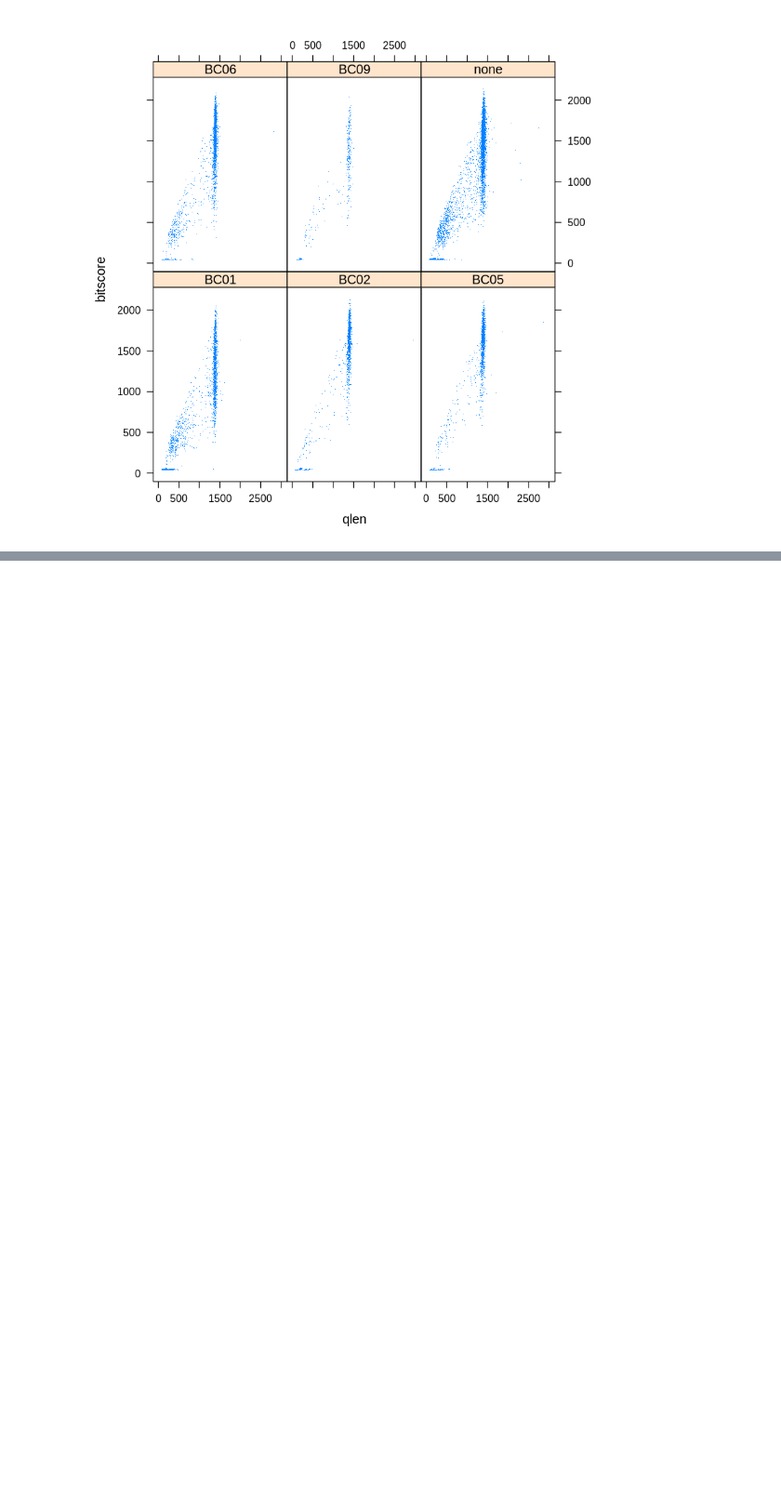
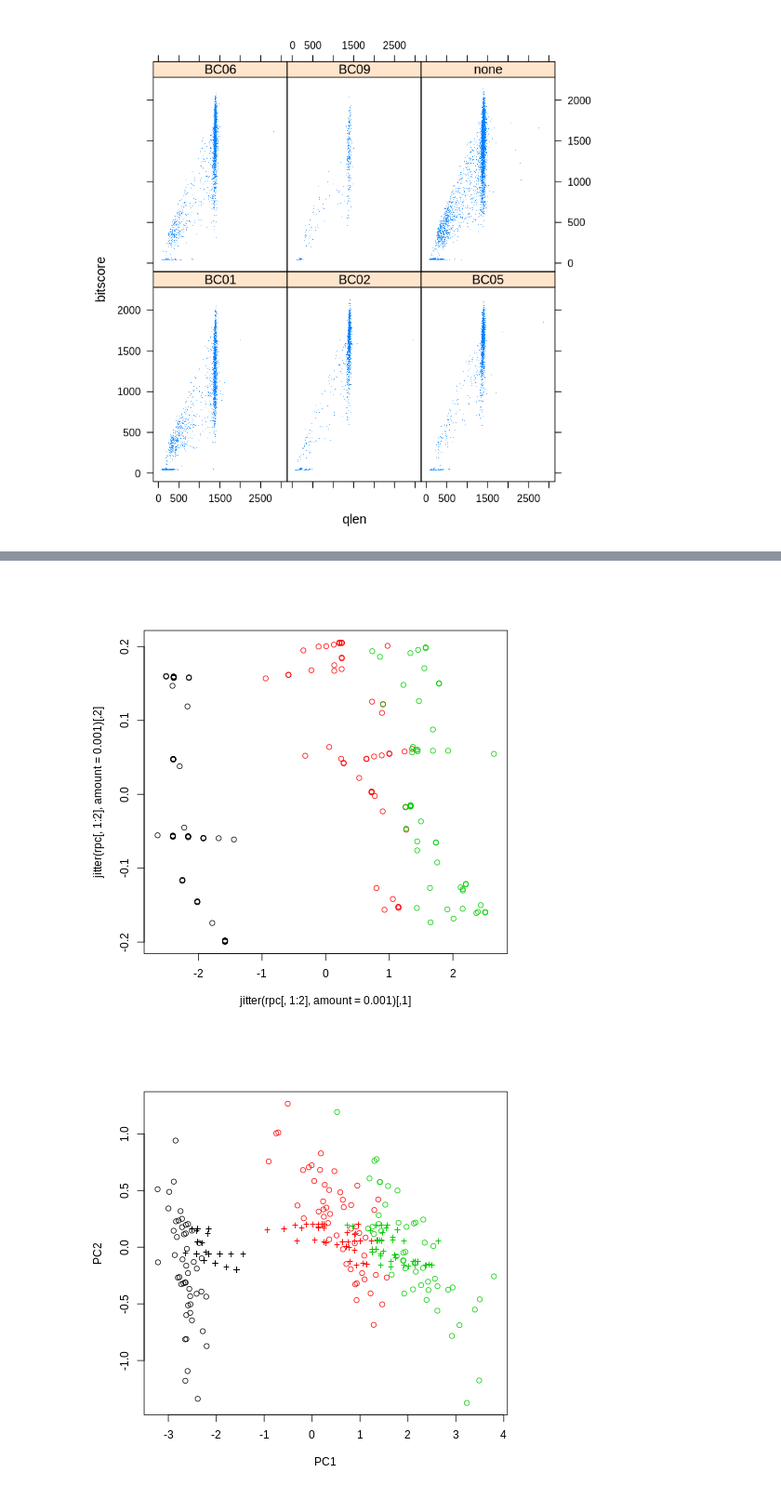
Before and after one commit to macieksk/ngslub18, a Jupyter notebook: jupyter_run/NGSworkshop-Saturday.ipynb, the cells around one changed output, grey strips where cells are left out. Shown: that part at 93% size. Cells and saved outputs as stored; diff of their text form; code cells hidden in the pictures; blank space fills up the shorter version.

```diff
--- a/jupyter_run/NGSworkshop-Saturday.ipynb
+++ b/jupyter_run/NGSworkshop-Saturday.ipynb
@@ -668,0 +718,50 @@ bna.f<-bna[bna$qlen>500,]
+# %%
+%%R
+library(rpca)
+#rpca packageexample
+data(iris)
+M <- as.matrix(iris[,1:4])
+Mcent <- sweep(M,2,colMeans(M))
+
+res <- rpca(Mcent)
+
+## Check convergence and number of iterations
+with(res$convergence,list(converged,iterations))
+## Final delta F2 norm divided by F2norm(Mcent)
+with(res$convergence,final.delta)
+
+## Check properites of the decomposition
+with(res,c(
+all(abs( L+S - Mcent ) < 10^-5),
+all( L == L.svd$u%*%(L.svd$d*L.svd$vt) )
+))
+# [1] TRUE TRUE
+
+## The low rank component has rank 2
+length(res$L.svd$d)
+## However, the sparse component is not sparse
+## - thus this data set is not the best example here.
+mean(res$S==0)
+
+## Plot the first (the only) two principal components
+## of the low-rank component L
+rpc<-res$L.svd$u%*%diag(res$L.svd$d)
+plot(jitter(rpc[,1:2],amount=.001),col=iris[,5])
+
+## Compare with classical principal components
+pc <- prcomp(M,center=TRUE)
+plot(pc$x[,1:2],col=iris[,5])
+points(rpc[,1:2],col=iris[,5],pch="+")
+
+## "Sparse" elements distribution
+plot(density(abs(res$S),from=0))
+curve(dexp(x,rate=1/mean(abs(res$S))),add=TRUE,lty=2)
+
+## Plot measurements against measurements corrected by sparse components
+par(mfcol=c(2,2))
+for(i in 1:4) {
+plot(M[,i],M[,i]-res$S[,i],col=iris[,5],xlab=colnames(M)[i])
+}
+# %% [output]
+[figure, added]
+[figure, added]
```
Also changed, not shown: parts of 7 cells of this notebook.
